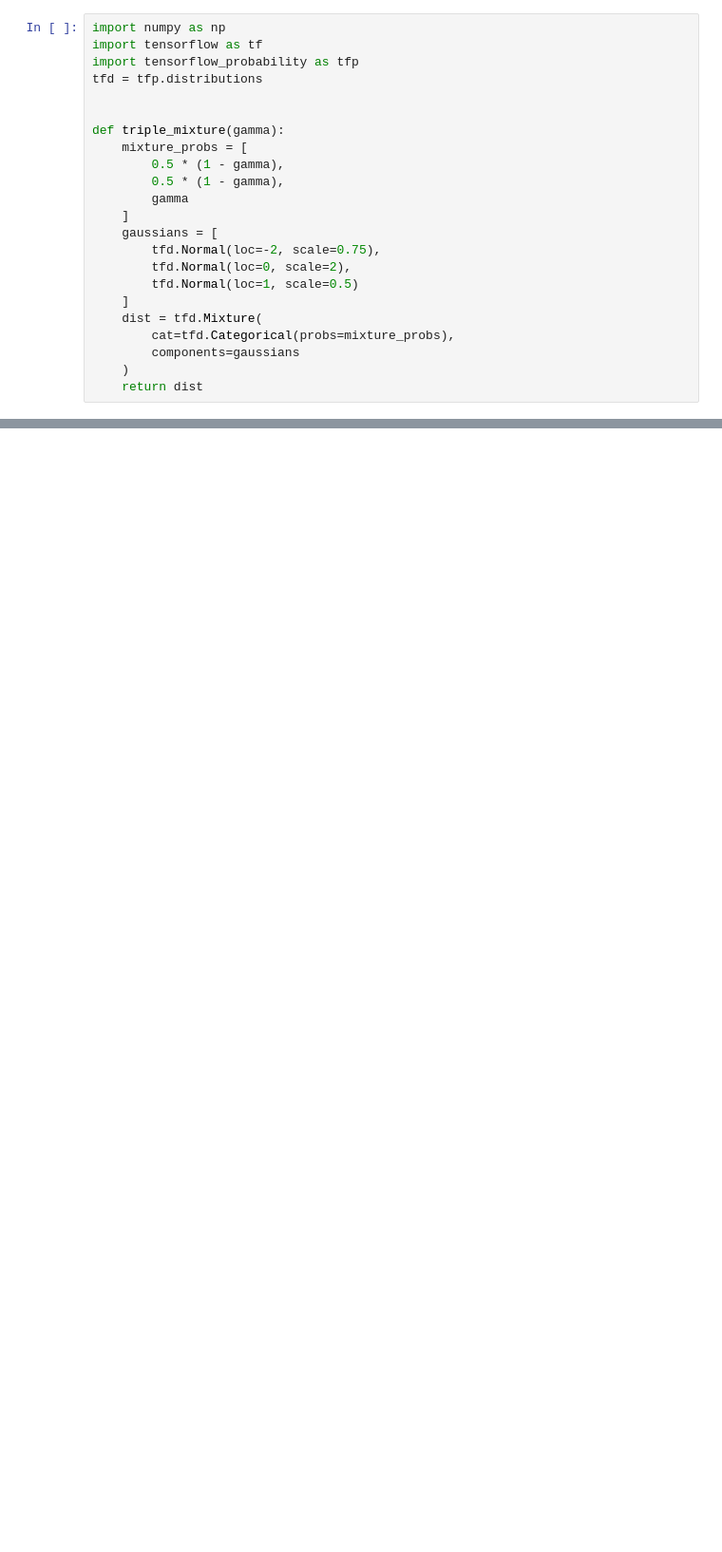
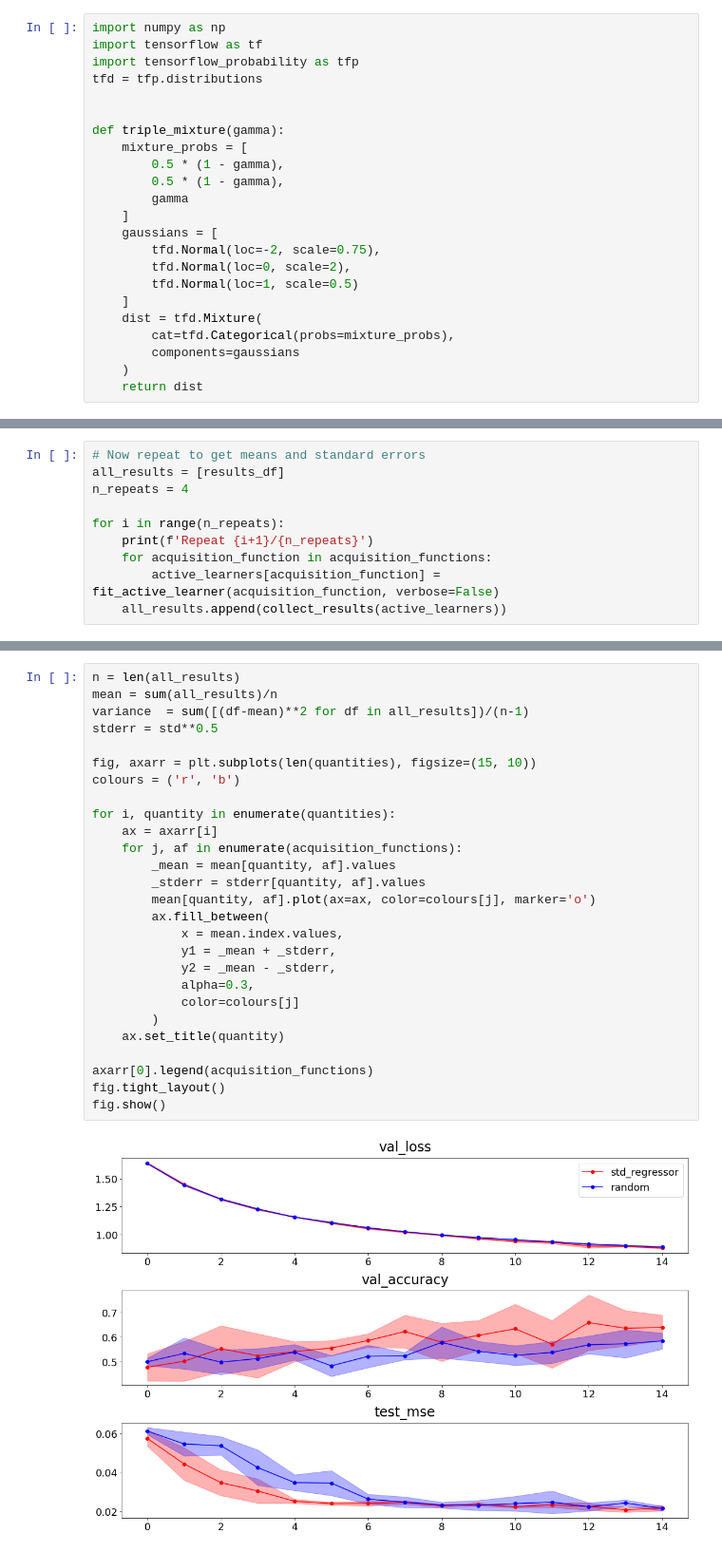
Before and after one commit to cjs220/active_learning_ratio_estimation, a Jupyter notebook: examples/active_learning_mixtures.ipynb, the cells around one changed output, grey strips where cells are left out. Shown at 95% size. Saved outputs shown, nothing was run; the diff lists cells and outputs as text; blank space fills up the shorter version.

```diff
--- a/examples/active_learning_mixtures.ipynb
+++ b/examples/active_learning_mixtures.ipynb
@@ -216,0 +233,10 @@ plt.tight_layout()
+# %%
+# Now repeat to get means and standard errors
+all_results = [results_df]
+n_repeats = 4
+
+for i in range(n_repeats):
+    print(f'Repeat {i+1}/{n_repeats}')
+    for acquisition_function in acquisition_functions:
+        active_learners[acquisition_function] = fit_active_learner(acquisition_function, verbose=False)
+    all_results.append(collect_results(active_learners))
@@ -216,0 +268,29 @@ plt.tight_layout()
+# %%
+n = len(all_results)
+mean = sum(all_results)/n
+variance  = sum([(df-mean)**2 for df in all_results])/(n-1)
+stderr = std**0.5
+
+fig, axarr = plt.subplots(len(quantities), figsize=(15, 10))
+colours = ('r', 'b')
+
+for i, quantity in enumerate(quantities):
+    ax = axarr[i]
+    for j, af in enumerate(acquisition_functions):
+        _mean = mean[quantity, af].values
+        _stderr = stderr[quantity, af].values
+        mean[quantity, af].plot(ax=ax, color=colours[j], marker='o')
+        ax.fill_between(
+            x = mean.index.values,
+            y1 = _mean + _stderr,
+            y2 = _mean - _stderr,
+            alpha=0.3,
+            color=colours[j]
+        )
+    ax.set_title(quantity)
+
+axarr[0].legend(acquisition_functions)
+fig.tight_layout()
+fig.show()
+# %% [output]
+[figure, added]
```
Also changed, not shown: parts of 10 cells of this notebook.
